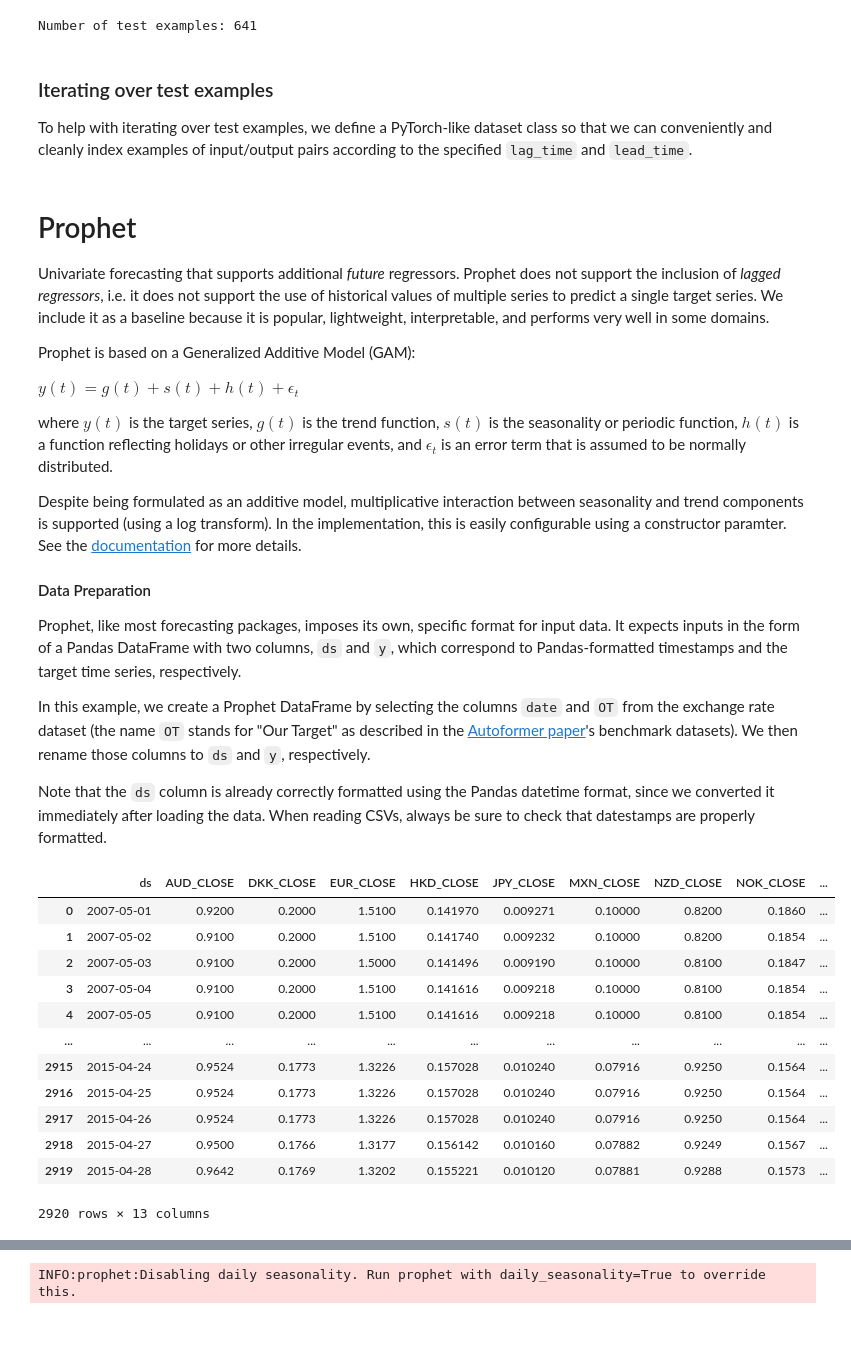
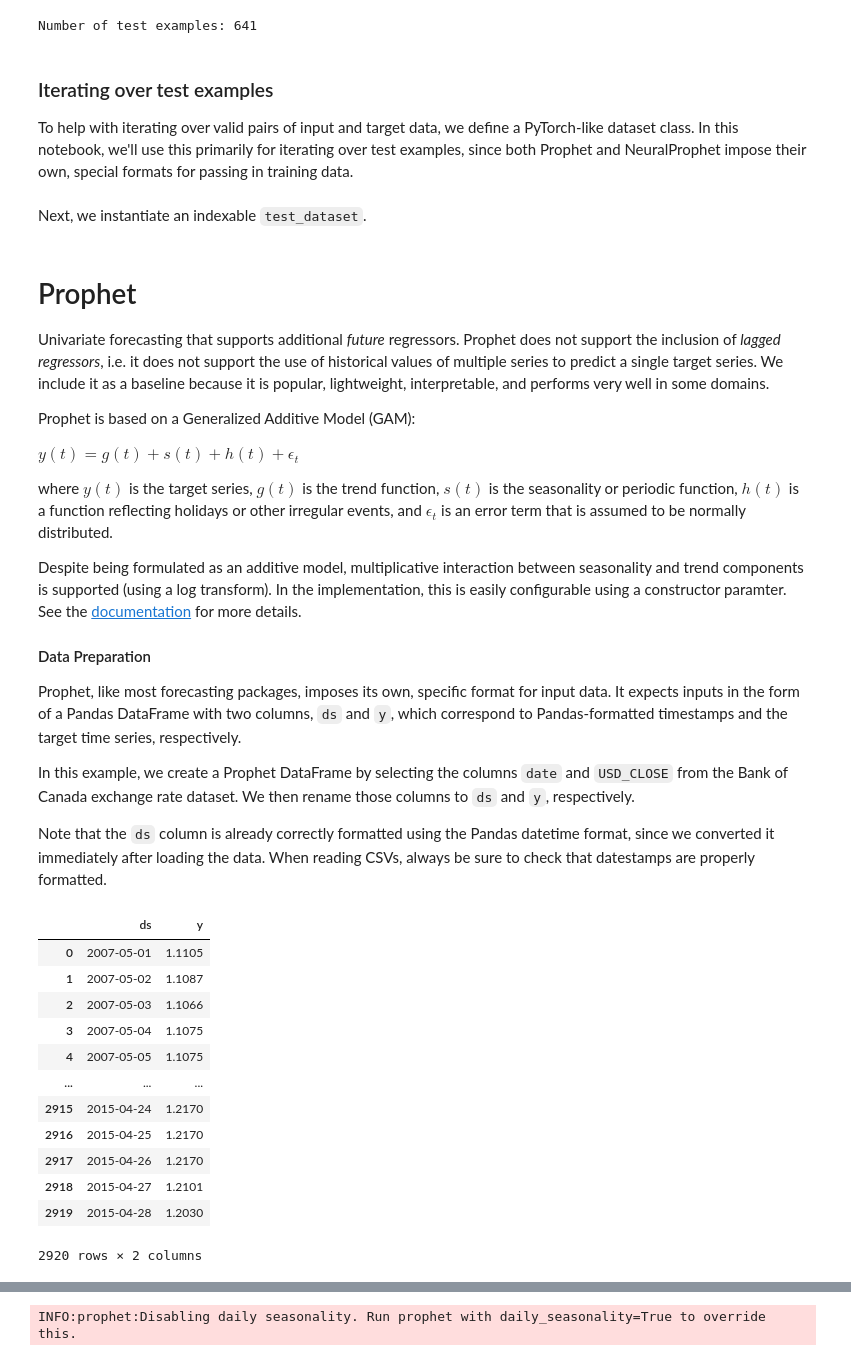
Before and after one commit to VectorInstitute/forecasting-with-dl, a Jupyter notebook: demos/demo1_prophet_neuralprophet_testset.ipynb, the cells around one changed output, grey strips where cells are left out. Drawn from its saved outputs; the diff is of its cells as text; code cells hidden in the pictures; blank space fills up the shorter version.

```diff
--- a/demos/demo1_prophet_neuralprophet_testset.ipynb
+++ b/demos/demo1_prophet_neuralprophet_testset.ipynb
@@ -80,7 +73,7 @@ Number of test examples: 641
 # %% [markdown]
 ### Iterating over test examples
 
-To help with iterating over test examples, we define a PyTorch-like dataset class so that we can conveniently and cleanly index examples of input/output pairs according to the specified `lag_time` and `lead_time`.
+To help with iterating over valid pairs of input and target data, we define a PyTorch-like dataset class. In this notebook, we'll use this primarily for iterating over test examples, since both Prophet and NeuralProphet impose their own, special formats for passing in training data.
 # %%
 class ForecastingDataset:
 
@@ -106,6 +99,8 @@ class ForecastingDataset:
         input_dates = self.dates[idx:idx+lag_time]
         output_dates = self.dates[idx+lag_time:idx+lag_time+lead_time]
         return input, output, input_dates, output_dates
+# %% [markdown]
+Next, we instantiate an indexable `test_dataset`.
 # %%
 feature_columns = [col for col in test_df if col.endswith("_CLOSE")]
 test_dataset = ForecastingDataset(test_df, lag_time, lead_time, feature_columns)
@@ -126,25 +121,26 @@ Despite being formulated as an additive model, multiplicative interaction betwee
 
 Prophet, like most forecasting packages, imposes its own, specific format for input data. It expects inputs in the form of a Pandas DataFrame with two columns, `ds` and `y`, which correspond to Pandas-formatted timestamps and the target time series, respectively.
 
-In this example, we create a Prophet DataFrame by selecting the columns `date` and `OT` from the exchange rate dataset (the name `OT` stands for "Our Target" as described in the [Autoformer paper](https://arxiv.org/abs/2106.13008)'s benchmark datasets). We then rename those columns to `ds` and `y`, respectively.
+In this example, we create a Prophet DataFrame by selecting the columns `date` and `USD_CLOSE` from the Bank of Canada exchange rate dataset. We then rename those columns to `ds` and `y`, respectively.
 
 Note that the `ds` column is already correctly formatted using the Pandas datetime format, since we converted it immediately after loading the data. When reading CSVs, always be sure to check that datestamps are properly formatted.
 # %%
 prophet_model_df = train_df[['date', 'USD_CLOSE']]
 prophet_model_df = train_df.rename({'date':'ds', 'USD_CLOSE':'y'}, axis=1)
+prophet_model_df = prophet_model_df[['ds', 'y']]
 prophet_model_df
 # %% [output]
-|  | ds | AUD_CLOSE | DKK_CLOSE | EUR_CLOSE | HKD_CLOSE | JPY_CLOSE | MXN_CLOSE | NZD_CLOSE | NOK_CLOSE | ... |
-| 0 | 2007-05-01 | 0.9200 | 0.2000 | 1.5100 | 0.141970 | 0.009271 | 0.10000 | 0.8200 | 0.1860 | ... |
-| 1 | 2007-05-02 | 0.9100 | 0.2000 | 1.5100 | 0.141740 | 0.009232 | 0.10000 | 0.8200 | 0.1854 | ... |
-| 2 | 2007-05-03 | 0.9100 | 0.2000 | 1.5000 | 0.141496 | 0.009190 | 0.10000 | 0.8100 | 0.1847 | ... |
-| 3 | 2007-05-04 | 0.9100 | 0.2000 | 1.5100 | 0.141616 | 0.009218 | 0.10000 | 0.8100 | 0.1854 | ... |
-| 4 | 2007-05-05 | 0.9100 | 0.2000 | 1.5100 | 0.141616 | 0.009218 | 0.10000 | 0.8100 | 0.1854 | ... |
-| ... | ... | ... | ... | ... | ... | ... | ... | ... | ... | ... |
-| 2915 | 2015-04-24 | 0.9524 | 0.1773 | 1.3226 | 0.157028 | 0.010240 | 0.07916 | 0.9250 | 0.1564 | ... |
-| 2916 | 2015-04-25 | 0.9524 | 0.1773 | 1.3226 | 0.157028 | 0.010240 | 0.07916 | 0.9250 | 0.1564 | ... |
-| 2917 | 2015-04-26 | 0.9524 | 0.1773 | 1.3226 | 0.157028 | 0.010240 | 0.07916 | 0.9250 | 0.1564 | ... |
-| 2918 | 2015-04-27 | 0.9500 | 0.1766 | 1.3177 | 0.156142 | 0.010160 | 0.07882 | 0.9249 | 0.1567 | ... |
-| 2919 | 2015-04-28 | 0.9642 | 0.1769 | 1.3202 | 0.155221 | 0.010120 | 0.07881 | 0.9288 | 0.1573 | ... |
+|  | ds | y |
+| 0 | 2007-05-01 | 1.1105 |
+| 1 | 2007-05-02 | 1.1087 |
+| 2 | 2007-05-03 | 1.1066 |
+| 3 | 2007-05-04 | 1.1075 |
+| 4 | 2007-05-05 | 1.1075 |
+| ... | ... | ... |
+| 2915 | 2015-04-24 | 1.2170 |
+| 2916 | 2015-04-25 | 1.2170 |
+| 2917 | 2015-04-26 | 1.2170 |
+| 2918 | 2015-04-27 | 1.2101 |
+| 2919 | 2015-04-28 | 1.2030 |
-2920 rows × 13 columns
+2920 rows × 2 columns
 # %% [markdown]
```
Also changed, not shown: parts of 53 cells of this notebook, 1 other file.
